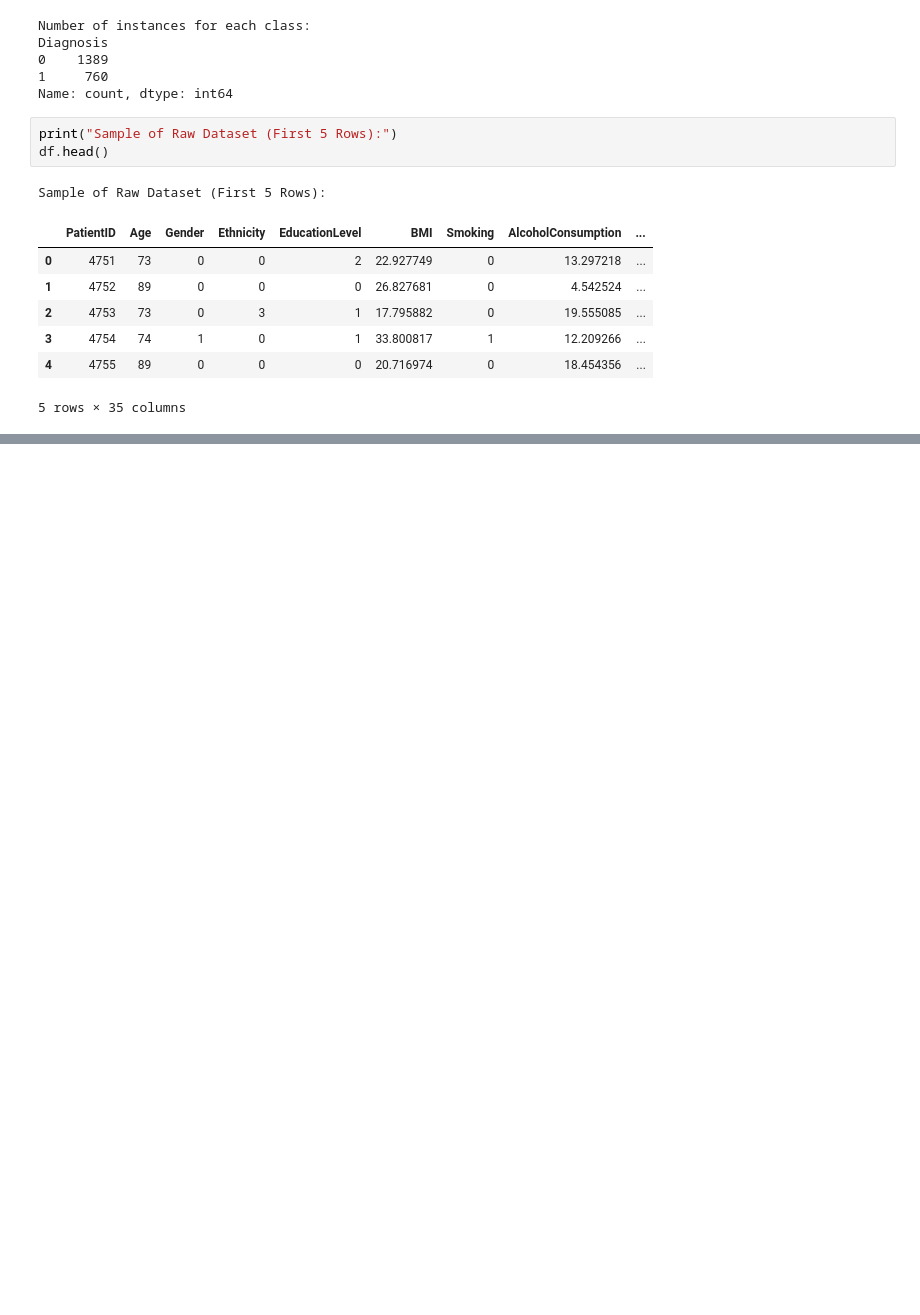
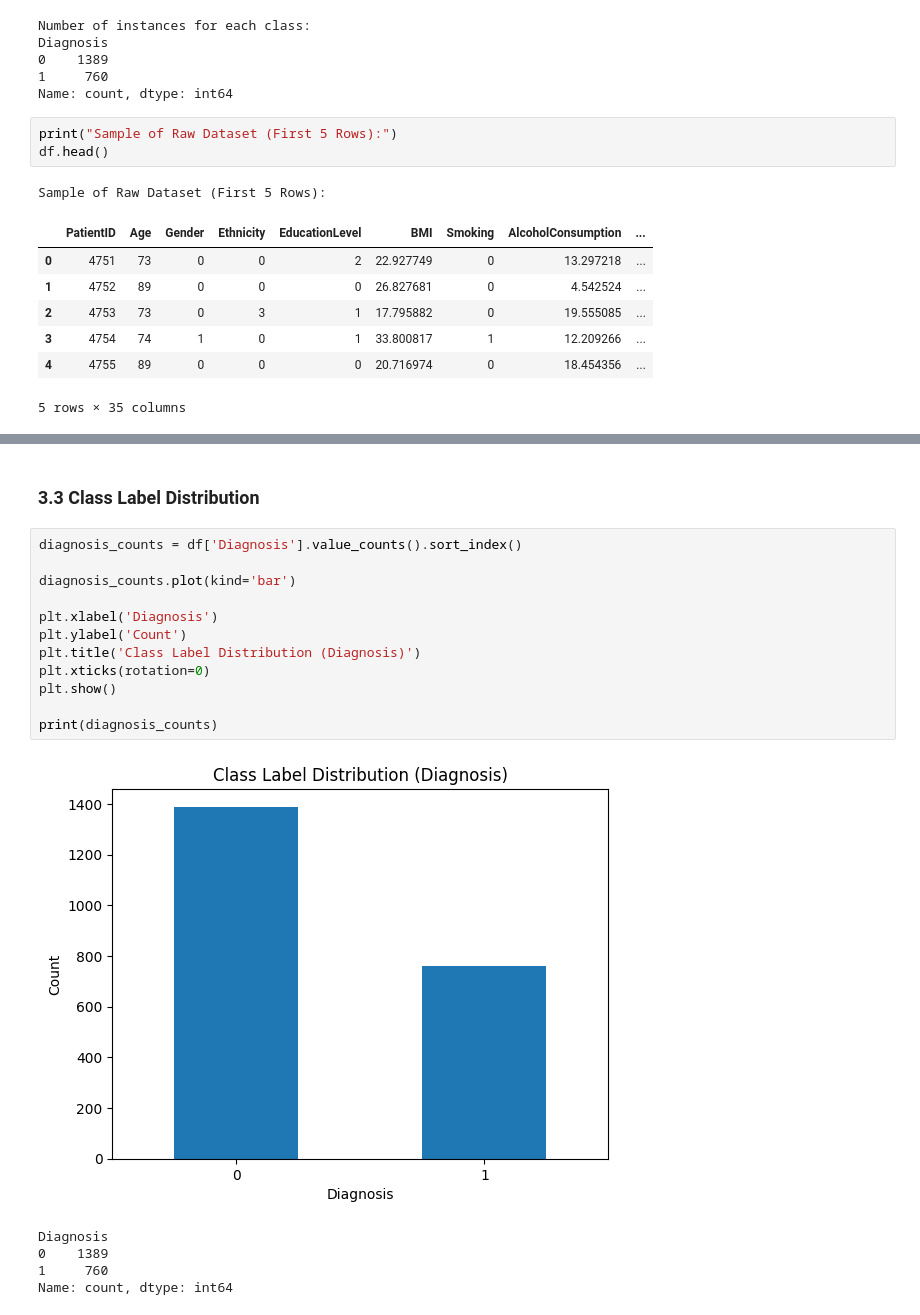
Before and after one commit to Wafa-Alobaidi/IT326-Data-Mining-Project, a Jupyter notebook: Phase1.ipynb, the cells around one changed output, grey strips where cells are left out. Cells and saved outputs as stored; diff of their text form; blank space fills up the shorter version.

```diff
--- a/Phase1.ipynb
+++ b/Phase1.ipynb
@@ -74,0 +347,20 @@ Sample of Raw Dataset (First 5 Rows):
+# %% [markdown]
+### 3.3 Class Label Distribution
+# %%
+diagnosis_counts = df['Diagnosis'].value_counts().sort_index()
+
+diagnosis_counts.plot(kind='bar')
+
+plt.xlabel('Diagnosis')
+plt.ylabel('Count')
+plt.title('Class Label Distribution (Diagnosis)')
+plt.xticks(rotation=0)
+plt.show()
+
+print(diagnosis_counts)
+# %% [output]
+[figure, added]
+Diagnosis
+0    1389
+1     760
+Name: count, dtype: int64
```
Also changed, not shown: parts of 52 cells of this notebook.
